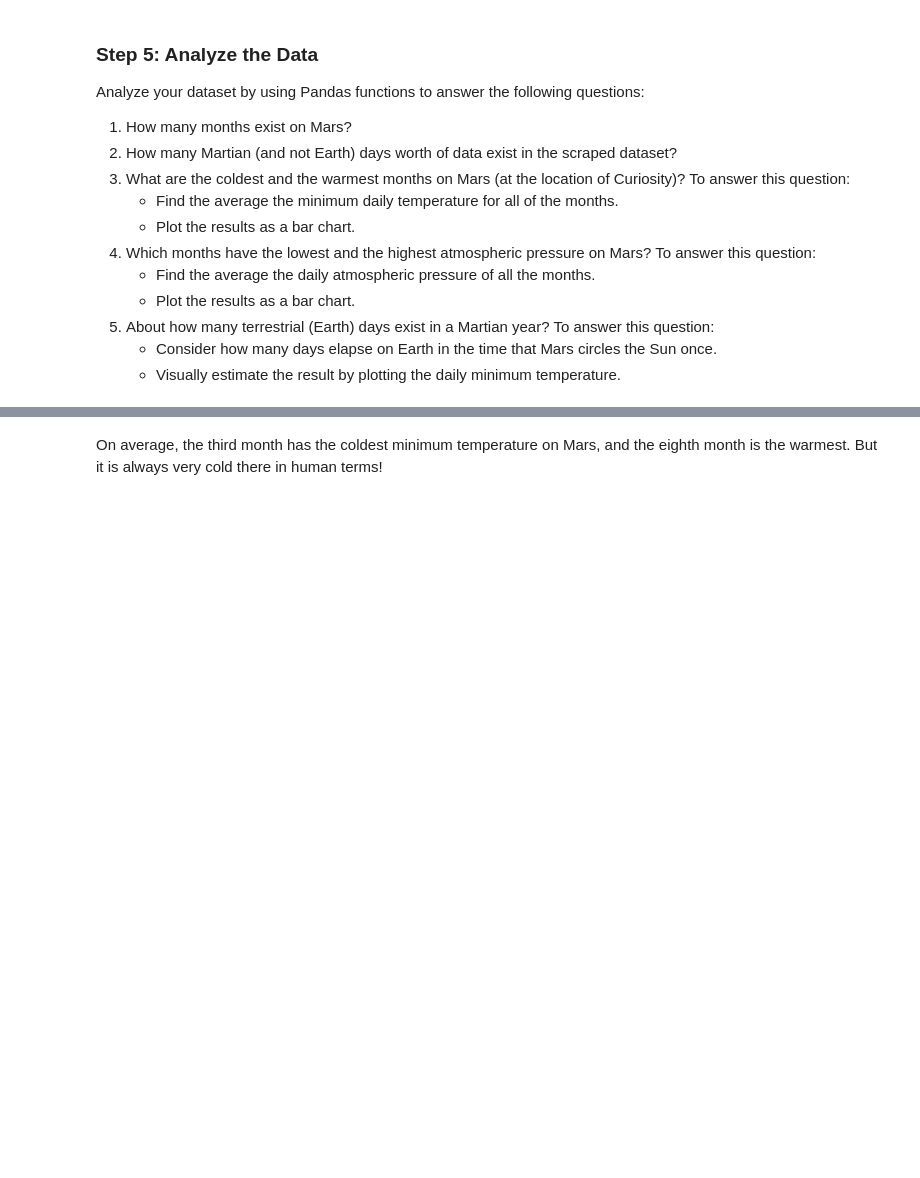
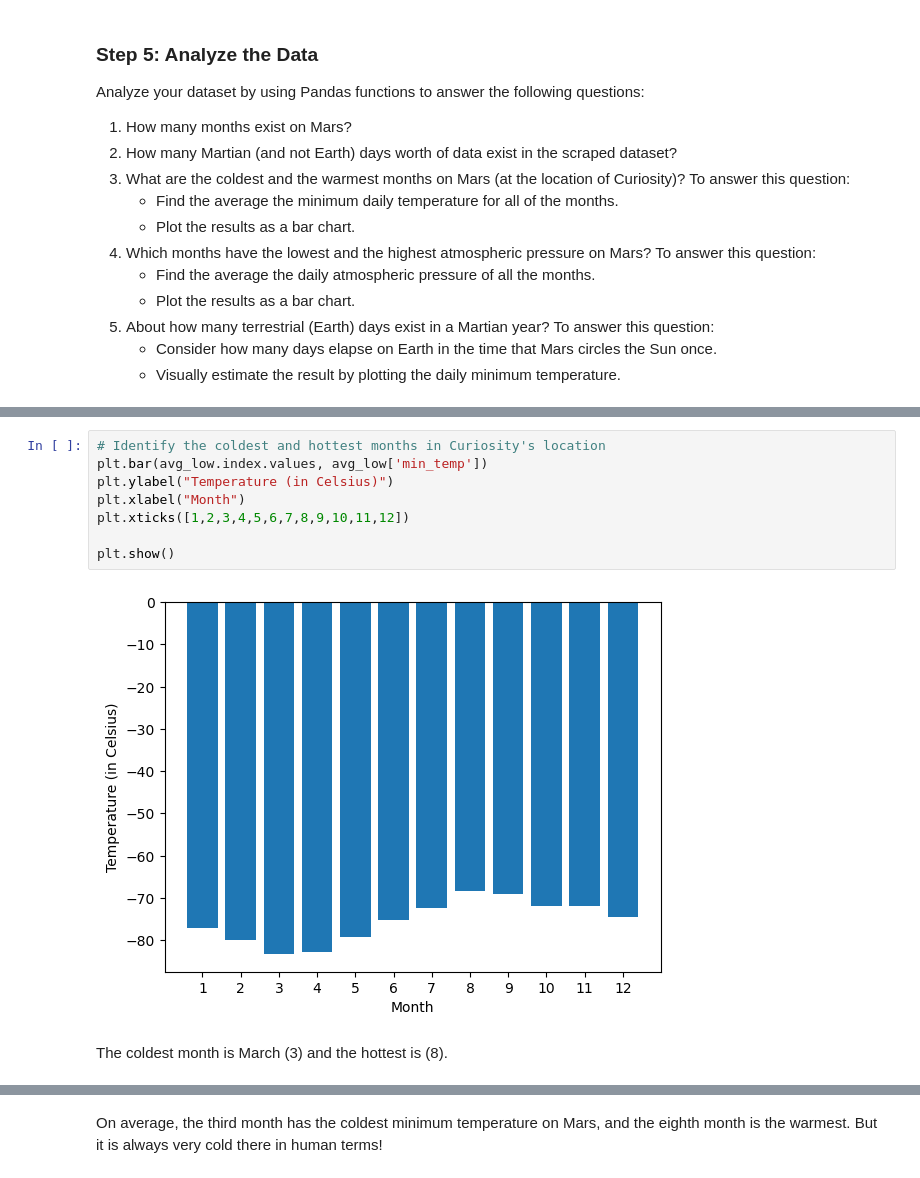
Before and after one commit to johnweissmann/html-scraping-challenge, a Jupyter notebook: part_2_mars_weather.ipynb, the cells around one changed output, grey strips where cells are left out. Drawn from its saved outputs; the diff is of its cells as text; blank space fills up the shorter version.

```diff
--- a/part_2_mars_weather.ipynb
+++ b/part_2_mars_weather.ipynb
@@ -198,2 +237,14 @@ Name: min_temp, dtype: float64
+# %%
+# Identify the coldest and hottest months in Curiosity's location
+plt.bar(avg_low.index.values, avg_low['min_temp'])
+plt.ylabel("Temperature (in Celsius)")
+plt.xlabel("Month")
+plt.xticks([1,2,3,4,5,6,7,8,9,10,11,12])
+
+plt.show()
+# %% [output]
+[figure, added]
+# %% [markdown]
+The coldest month is March (3) and the hottest is  (8).
 # %%
 # 4. Average pressure by Martian month
```
Also changed, not shown: parts of 19 cells of this notebook, 2 other files.
